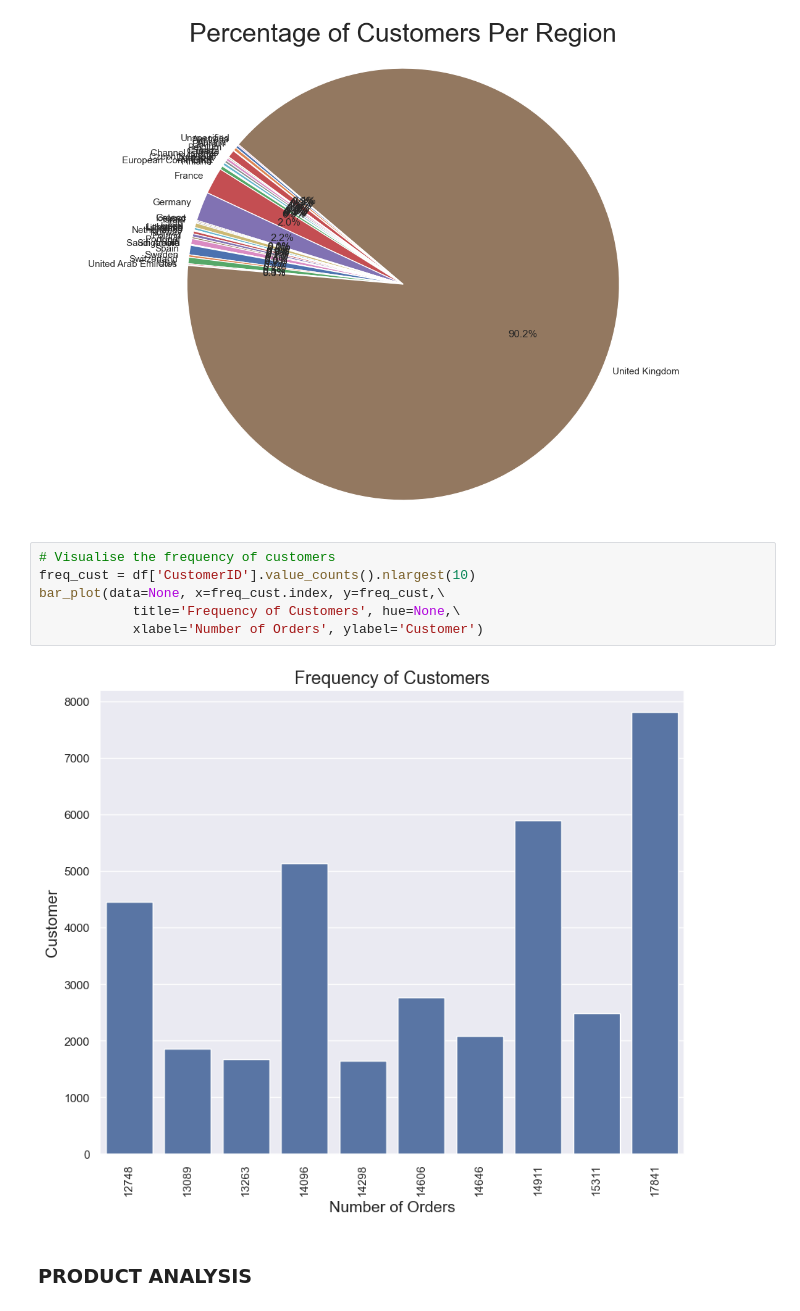
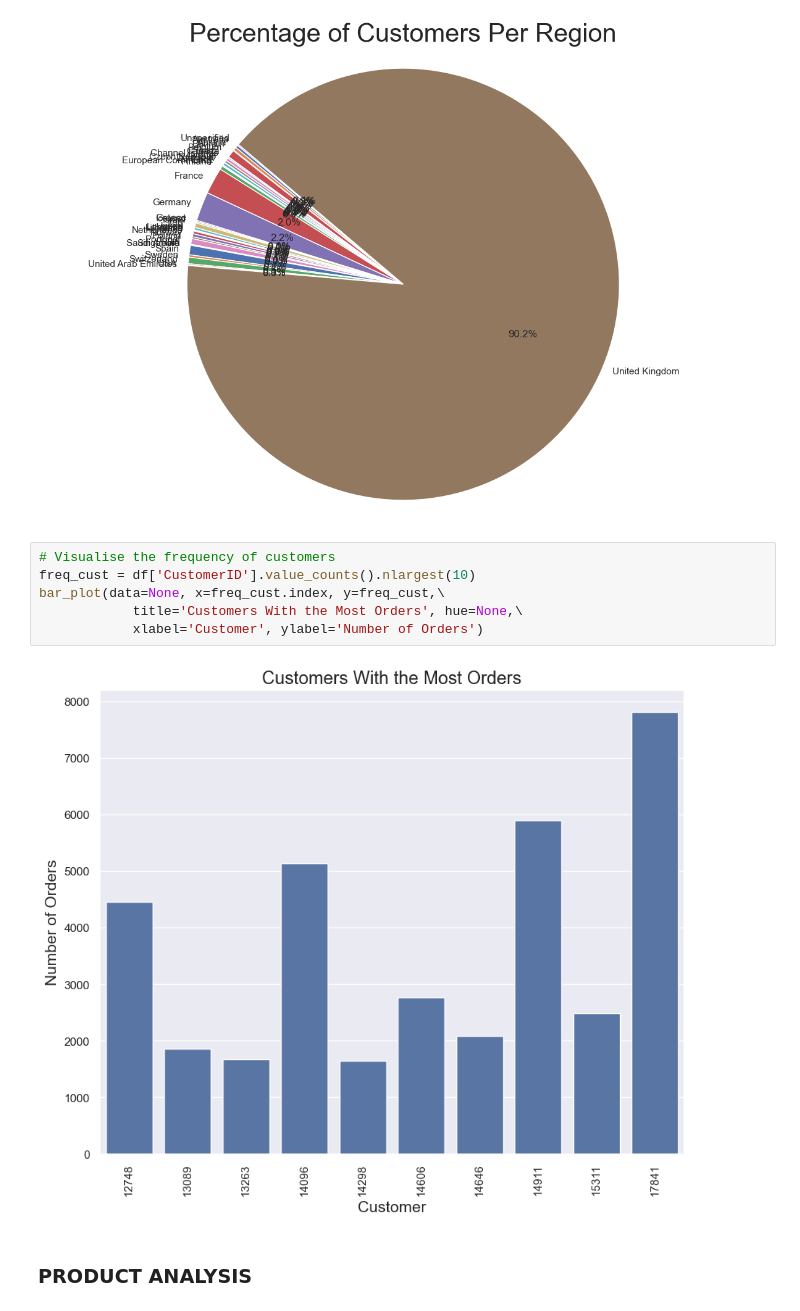
Before and after one commit to PerseusEthan/Unveiling-Sales-Secret-of-Superstore, a Jupyter notebook: superstore.ipynb, the cells around one changed output. Drawn from its saved outputs; the diff is of its cells as text.

Commit message:
Corrected some plots

```diff
--- a/superstore.ipynb
+++ b/superstore.ipynb
@@ -346,11 +346,11 @@ pie_chart(cust_id_per_reg, 'Percentage of Customers Per Region')
 # %%
 # Visualise the frequency of customers
 freq_cust = df['CustomerID'].value_counts().nlargest(10)
 bar_plot(data=None, x=freq_cust.index, y=freq_cust,\
-            title='Frequency of Customers', hue=None,\
-            xlabel='Number of Orders', ylabel='Customer')
+            title='Customers With the Most Orders', hue=None,\
+            xlabel='Customer', ylabel='Number of Orders')
 # %% [output]
-[figure, old version]
+[figure, new version]
 # %% [markdown]
 ### PRODUCT ANALYSIS
 # %%
```
